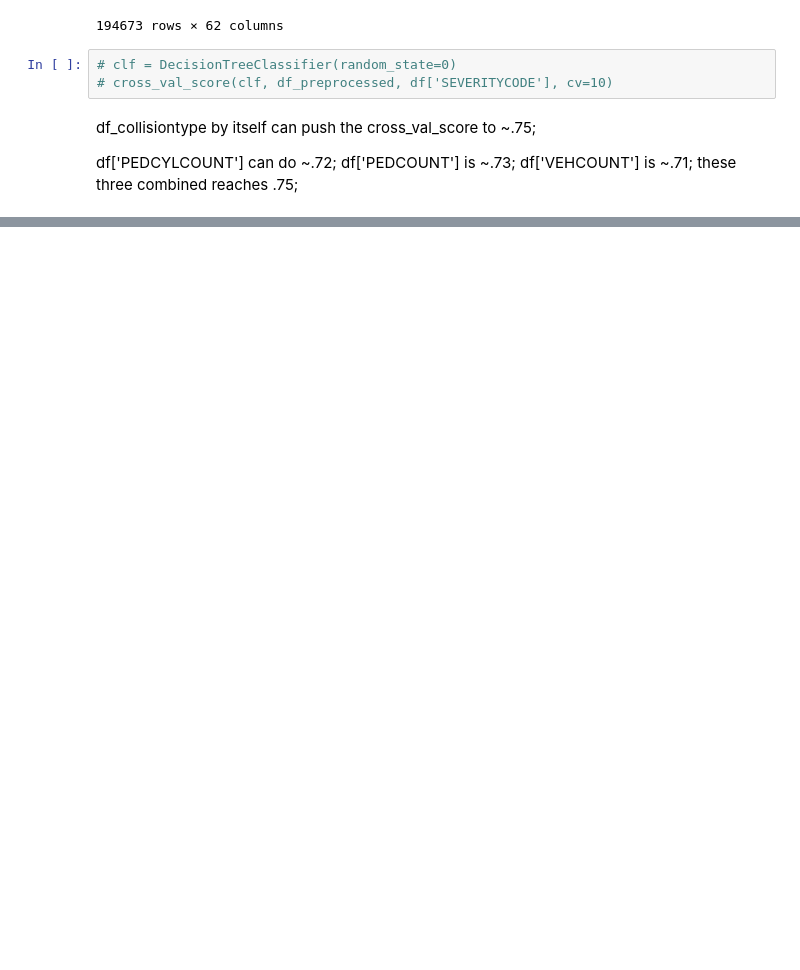
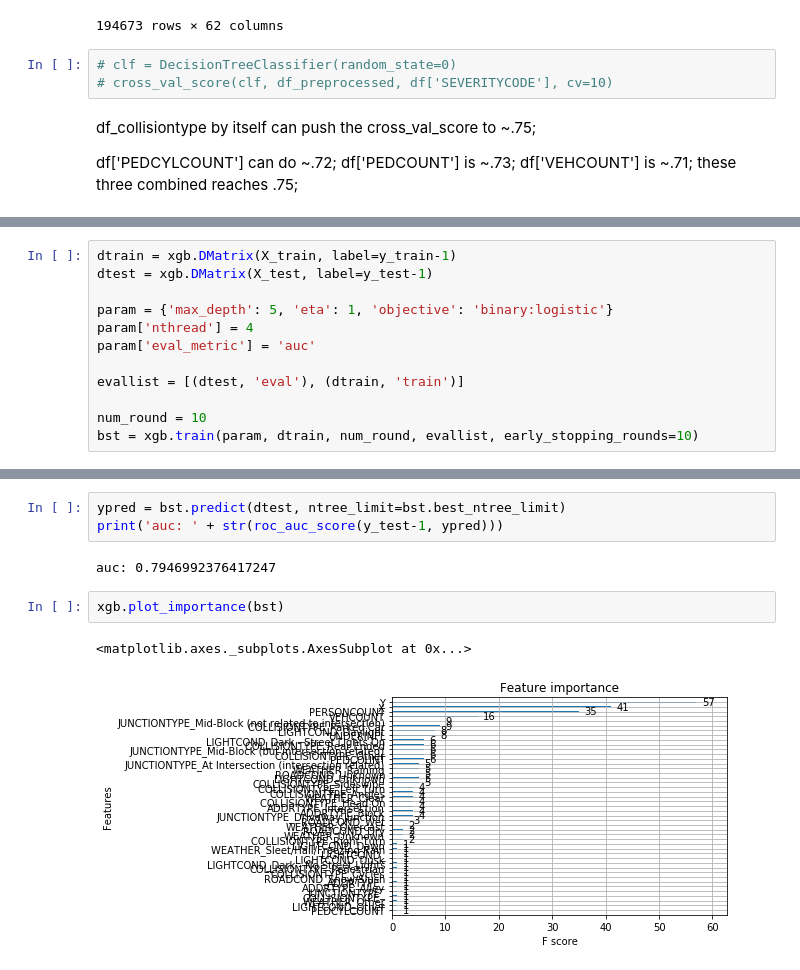
Before and after one commit to qcabel/collision-severity-prediction, a Jupyter notebook: predict_collision_severity.ipynb, the cells around one changed output, grey strips where cells are left out. Cells and saved outputs as stored; diff of their text form; blank space fills up the shorter version.

```diff
--- a/predict_collision_severity.ipynb
+++ b/predict_collision_severity.ipynb
@@ -356,0 +515,12 @@ array([[0.63544514, 0.36455486],
+# %%
+dtrain = xgb.DMatrix(X_train, label=y_train-1)
+dtest = xgb.DMatrix(X_test, label=y_test-1)
+
+param = {'max_depth': 5, 'eta': 1, 'objective': 'binary:logistic'}
+param['nthread'] = 4
+param['eval_metric'] = 'auc'
+
+evallist = [(dtest, 'eval'), (dtrain, 'train')]
+
+num_round = 10
+bst = xgb.train(param, dtrain, num_round, evallist, early_stopping_rounds=10)
@@ -356,0 +541,10 @@ array([[0.63544514, 0.36455486],
+# %%
+ypred = bst.predict(dtest, ntree_limit=bst.best_ntree_limit)
+print('auc: ' + str(roc_auc_score(y_test-1, ypred)))
+# %% [output]
+auc: 0.7946992376417247
+# %%
+xgb.plot_importance(bst)
+# %% [output]
+<matplotlib.axes._subplots.AxesSubplot at 0x...>
+[figure, added]
```
Also changed, not shown: parts of 29 cells of this notebook.
